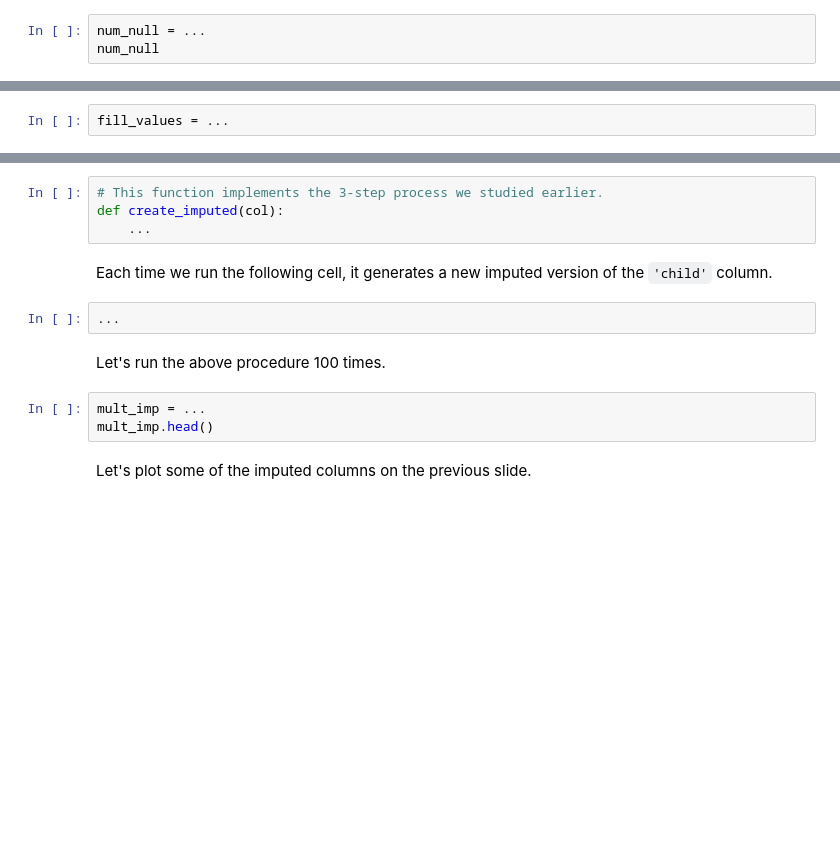
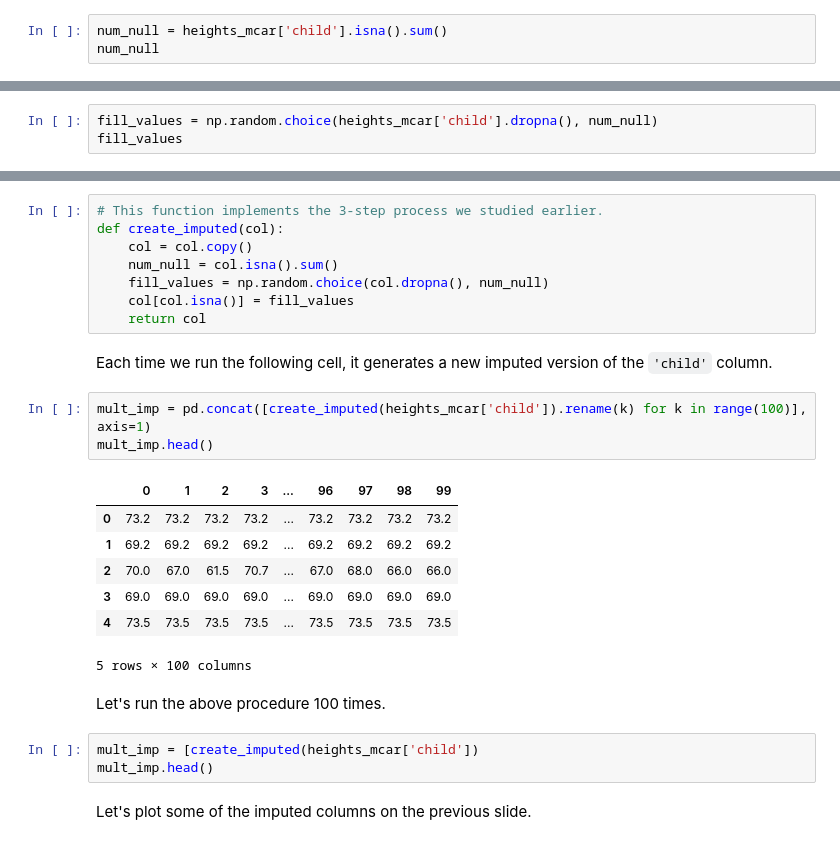
Before and after one commit to dsc-courses/dsc80-2023-fa, a Jupyter notebook: lectures/lec08/lec08-live.ipynb, the cells around one changed output, grey strips where cells are left out. Saved outputs shown, nothing was run; the diff lists cells and outputs as text; blank space fills up the shorter version.

```diff
--- a/lectures/lec08/lec08-live.ipynb
+++ b/lectures/lec08/lec08-live.ipynb
@@ -692,5 +791,5 @@ The <span style='color:rgb(231,41,138)'><b>pink distribution</b></span> does a s
 
 Step 1: Determine the number of missing values in the column of interest.
 # %%
-num_null = ...
+num_null = heights_mcar['child'].isna().sum()
 num_null
@@ -697,4 +798,5 @@ num_null
 # %% [markdown]
 Step 2: Sample that number of values from the observed values in the column of interest.
 # %%
-fill_values = ...
+fill_values = np.random.choice(heights_mcar['child'].dropna(), num_null)
+fill_values
@@ -763,15 +882,28 @@ heights_mcar.head()
 # %%
 # This function implements the 3-step process we studied earlier.
 def create_imputed(col):
-    ...
+    col = col.copy()
+    num_null = col.isna().sum()
+    fill_values = np.random.choice(col.dropna(), num_null)
+    col[col.isna()] = fill_values
+    return col
 # %% [markdown]
 Each time we run the following cell, it generates a new imputed version of the `'child'` column.
 # %%
-...
+mult_imp = pd.concat([create_imputed(heights_mcar['child']).rename(k) for k in range(100)], axis=1)
+mult_imp.head()
+# %% [output]
+|  | 0 | 1 | 2 | 3 | ... | 96 | 97 | 98 | 99 |
+| 0 | 73.2 | 73.2 | 73.2 | 73.2 | ... | 73.2 | 73.2 | 73.2 | 73.2 |
+| 1 | 69.2 | 69.2 | 69.2 | 69.2 | ... | 69.2 | 69.2 | 69.2 | 69.2 |
+| 2 | 70.0 | 67.0 | 61.5 | 70.7 | ... | 67.0 | 68.0 | 66.0 | 66.0 |
+| 3 | 69.0 | 69.0 | 69.0 | 69.0 | ... | 69.0 | 69.0 | 69.0 | 69.0 |
+| 4 | 73.5 | 73.5 | 73.5 | 73.5 | ... | 73.5 | 73.5 | 73.5 | 73.5 |
+5 rows × 100 columns
 # %% [markdown]
 Let's run the above procedure 100 times.
 # %%
-mult_imp = ...
+mult_imp = [create_imputed(heights_mcar['child'])
 mult_imp.head()
 # %% [markdown]
 Let's plot some of the imputed columns on the previous slide.
```
Also changed, not shown: parts of 37 cells of this notebook.
